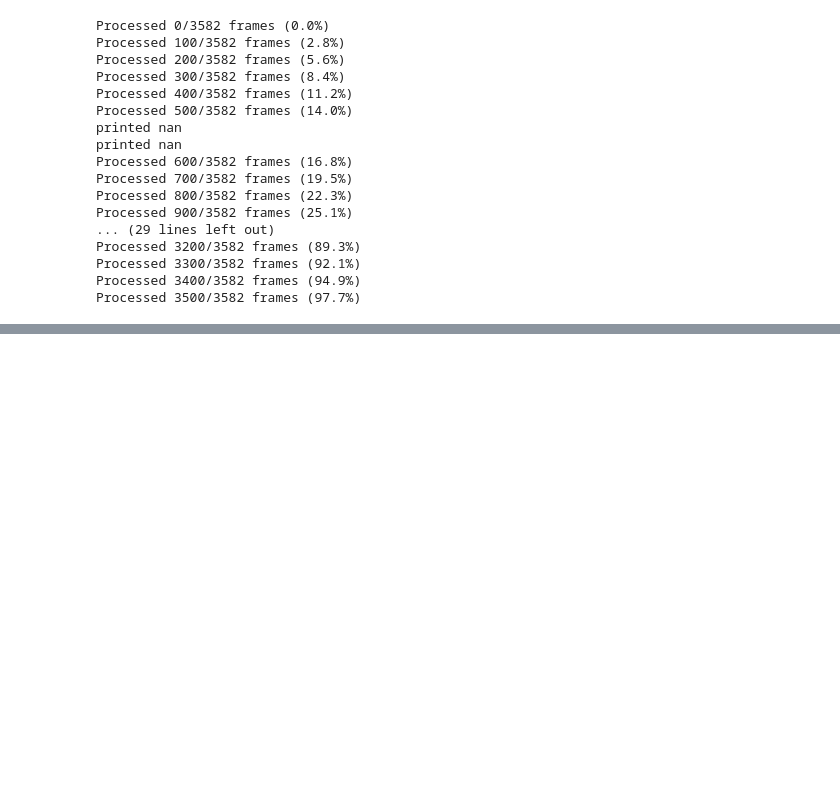
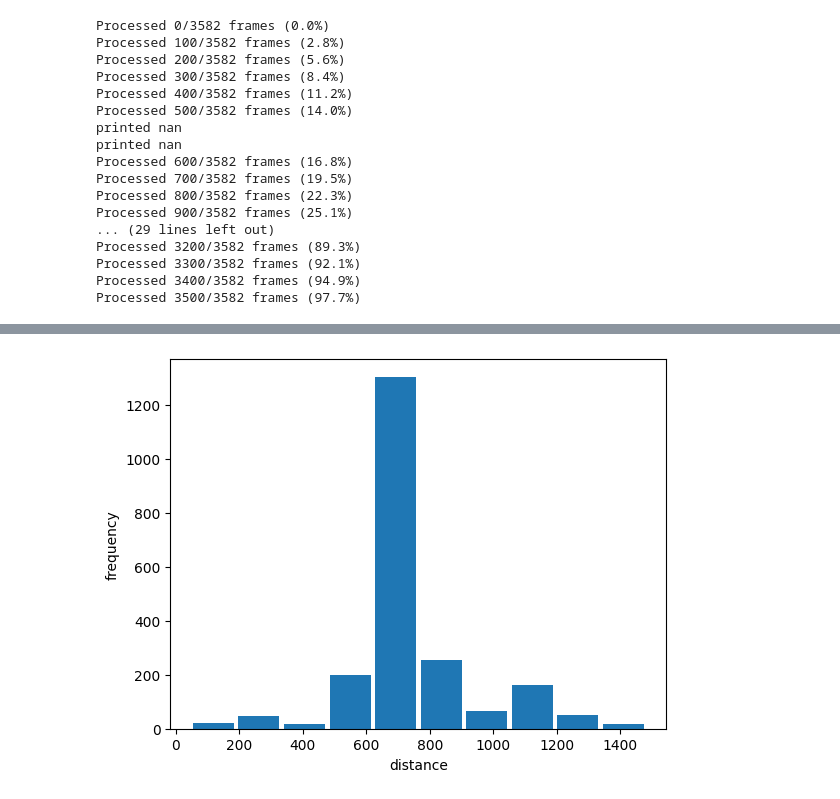
Before and after one commit to tushara04/pkl2elegans, a Jupyter notebook: analysis_code/com_vs_time.ipynb, the cells around one changed output, grey strips where cells are left out. Cells and saved outputs as stored; diff of their text form; code cells hidden in the pictures; blank space fills up the shorter version.

```diff
--- a/analysis_code/com_vs_time.ipynb
+++ b/analysis_code/com_vs_time.ipynb
@@ -214,17 +229,18 @@ IndexError: list index out of range
 # %%
-'''import pandas as pd
+import pandas as pd
 import matplotlib.pyplot as plt
 import numpy as np
 
 data_r = pd.read_csv("/home/tushara/Documents/projects/phylab/elegans/analysis_code/analyzed_data/distance_over_time_new.csv", header=0)
 ts = data_r.iloc[:,0].values
 ds = data_r.iloc[:,1].values
 
 plt.hist(ds, bins=10, align = "left", rwidth = 0.9)
 plt.xlabel("distance")
 plt.ylabel("frequency")
 plt.show()
-'''
+# %% [output]
+[figure, added]
 # %% [markdown]
 # Notes:
 **todo:**
```
Also changed, not shown: parts of 7 cells of this notebook, 1 other file.
